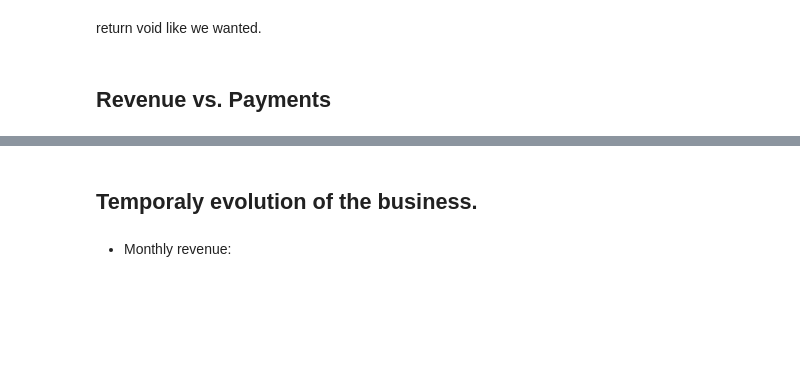
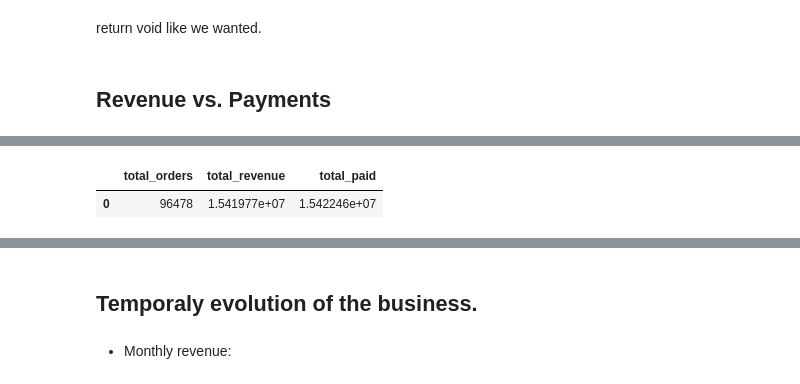
Before and after one commit to SoutoSebastian/ecommerce-analytics-sql-ml, a Jupyter notebook: notebooks/01_eda.ipynb, the cells around one changed output, grey strips where cells are left out. Cells and saved outputs as stored; diff of their text form; code cells hidden in the pictures; blank space fills up the shorter version.

```diff
--- a/notebooks/01_eda.ipynb
+++ b/notebooks/01_eda.ipynb
@@ -73,3 +73,18 @@ df
+# %%
+query = """
+SELECT
+    COUNT(*) AS total_orders,
+    SUM(order_revenue) AS total_revenue,
+    SUM(total_paid) AS total_paid
+FROM fact_orders3;
+"""
+
+df = pd.read_sql(query, conn)
+
+df
+# %% [output]
+|  | total_orders | total_revenue | total_paid |
+| 0 | 96478 | 1.541977e+07 | 1.542246e+07 |
 # %%
 query = """
 SELECT
```
Also changed, not shown: parts of 12 cells of this notebook, 1 other file.
